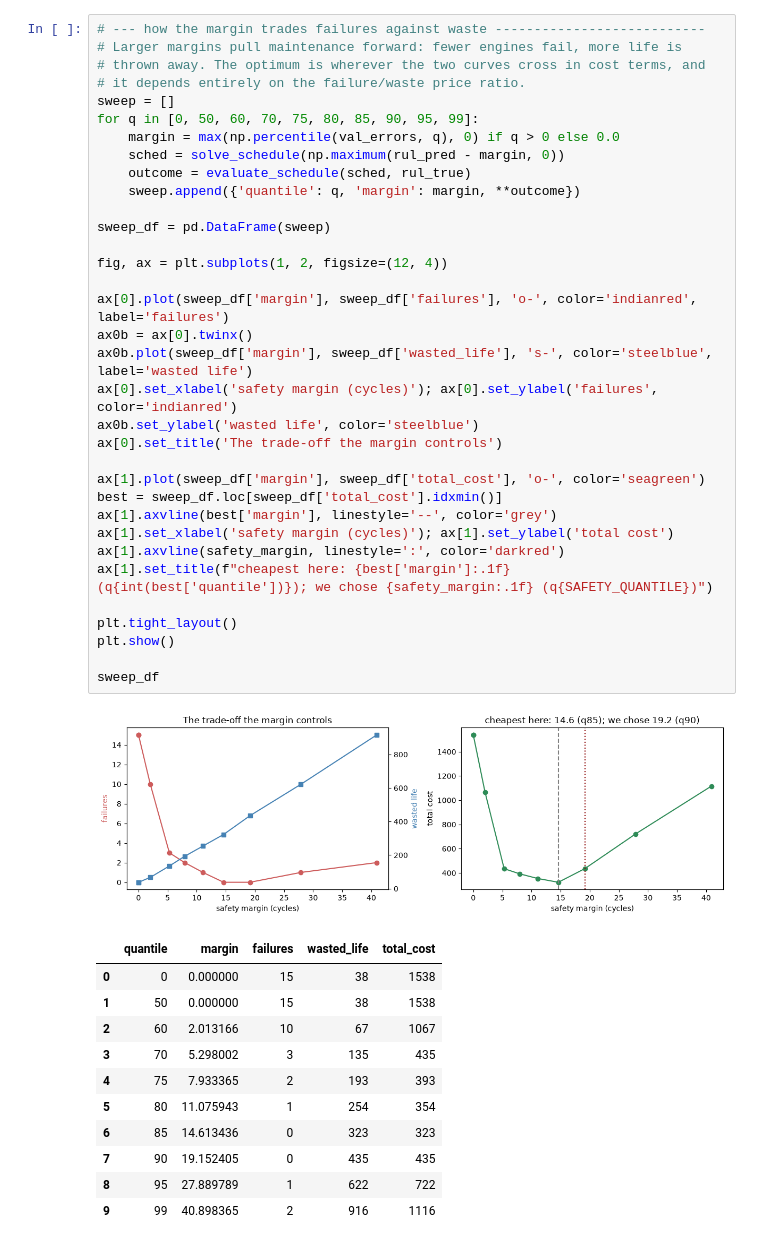
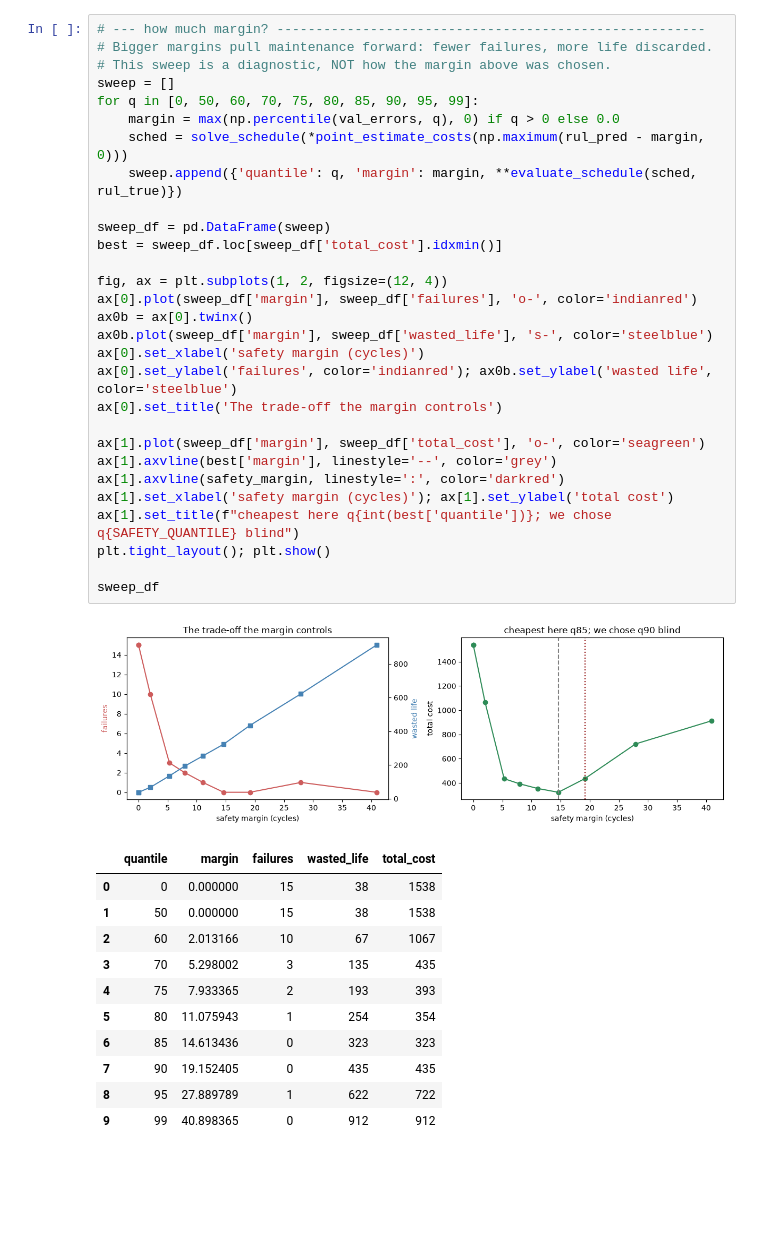
Before and after one commit to yusufsami9/predictive-maintenance-rul, a Jupyter notebook: notebooks/03_optimization.ipynb, the cells around one changed output. Saved outputs shown, nothing was run; the diff lists cells and outputs as text; blank space fills up the shorter version.

```diff
--- a/notebooks/03_optimization.ipynb
+++ b/notebooks/03_optimization.ipynb
@@ -278,39 +338,34 @@ plt.show()
 # %%
-# --- how the margin trades failures against waste ---------------------------
-# Larger margins pull maintenance forward: fewer engines fail, more life is
-# thrown away. The optimum is wherever the two curves cross in cost terms, and
-# it depends entirely on the failure/waste price ratio.
+# --- how much margin? -------------------------------------------------------
+# Bigger margins pull maintenance forward: fewer failures, more life discarded.
+# This sweep is a diagnostic, NOT how the margin above was chosen.
 sweep = []
 for q in [0, 50, 60, 70, 75, 80, 85, 90, 95, 99]:
     margin = max(np.percentile(val_errors, q), 0) if q > 0 else 0.0
-    sched = solve_schedule(np.maximum(rul_pred - margin, 0))
-    outcome = evaluate_schedule(sched, rul_true)
-    sweep.append({'quantile': q, 'margin': margin, **outcome})
+    sched = solve_schedule(*point_estimate_costs(np.maximum(rul_pred - margin, 0)))
+    sweep.append({'quantile': q, 'margin': margin, **evaluate_schedule(sched, rul_true)})
 
 sweep_df = pd.DataFrame(sweep)
+best = sweep_df.loc[sweep_df['total_cost'].idxmin()]
 
 fig, ax = plt.subplots(1, 2, figsize=(12, 4))
-
-ax[0].plot(sweep_df['margin'], sweep_df['failures'], 'o-', color='indianred', label='failures')
+ax[0].plot(sweep_df['margin'], sweep_df['failures'], 'o-', color='indianred')
 ax0b = ax[0].twinx()
-ax0b.plot(sweep_df['margin'], sweep_df['wasted_life'], 's-', color='steelblue', label='wasted life')
-ax[0].set_xlabel('safety margin (cycles)'); ax[0].set_ylabel('failures', color='indianred')
-ax0b.set_ylabel('wasted life', color='steelblue')
+ax0b.plot(sweep_df['margin'], sweep_df['wasted_life'], 's-', color='steelblue')
+ax[0].set_xlabel('safety margin (cycles)')
+ax[0].set_ylabel('failures', color='indianred'); ax0b.set_ylabel('wasted life', color='steelblue')
 ax[0].set_title('The trade-off the margin controls')
 
 ax[1].plot(sweep_df['margin'], sweep_df['total_cost'], 'o-', color='seagreen')
-best = sweep_df.loc[sweep_df['total_cost'].idxmin()]
 ax[1].axvline(best['margin'], linestyle='--', color='grey')
+ax[1].axvline(safety_margin, linestyle=':', color='darkred')
 ax[1].set_xlabel('safety margin (cycles)'); ax[1].set_ylabel('total cost')
-ax[1].axvline(safety_margin, linestyle=':', color='darkred')
-ax[1].set_title(f"cheapest here: {best['margin']:.1f} (q{int(best['quantile'])}); we chose {safety_margin:.1f} (q{SAFETY_QUANTILE})")
-
-plt.tight_layout()
-plt.show()
+ax[1].set_title(f"cheapest here q{int(best['quantile'])}; we chose q{SAFETY_QUANTILE} blind")
+plt.tight_layout(); plt.show()
 
 sweep_df
 # %% [output]
-[figure, old version]
+[figure, new version]
 |  | quantile | margin | failures | wasted_life | total_cost |
 | 0 | 0 | 0.000000 | 15 | 38 | 1538 |
 | 1 | 50 | 0.000000 | 15 | 38 | 1538 |
@@ -321,4 +376,4 @@ sweep_df
 | 6 | 85 | 14.613436 | 0 | 323 | 323 |
 | 7 | 90 | 19.152405 | 0 | 435 | 435 |
 | 8 | 95 | 27.889789 | 1 | 622 | 722 |
-| 9 | 99 | 40.898365 | 2 | 916 | 1116 |
+| 9 | 99 | 40.898365 | 0 | 912 | 912 |
```
Also changed, not shown: parts of 15 cells of this notebook, 2 other files.
